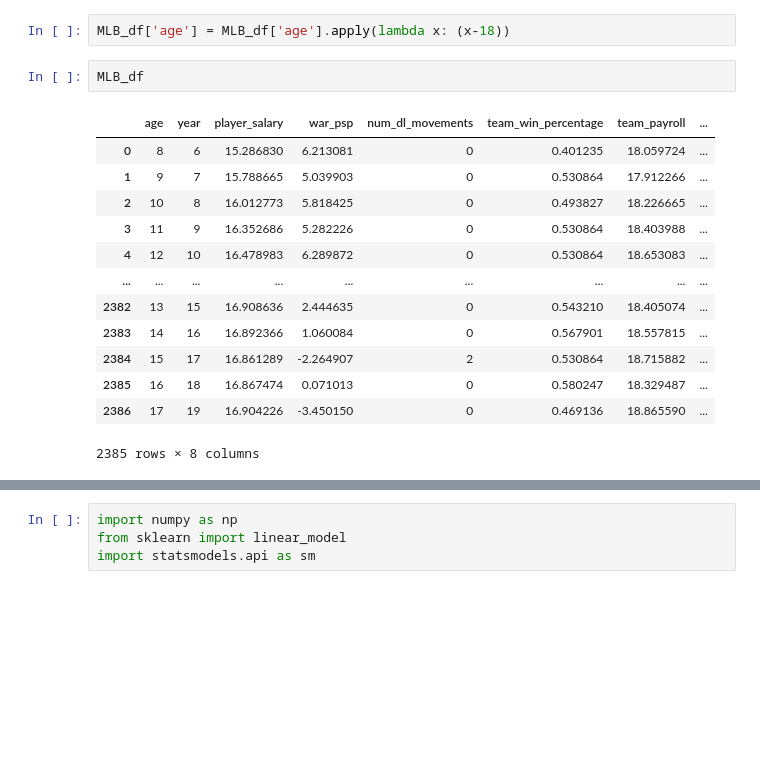
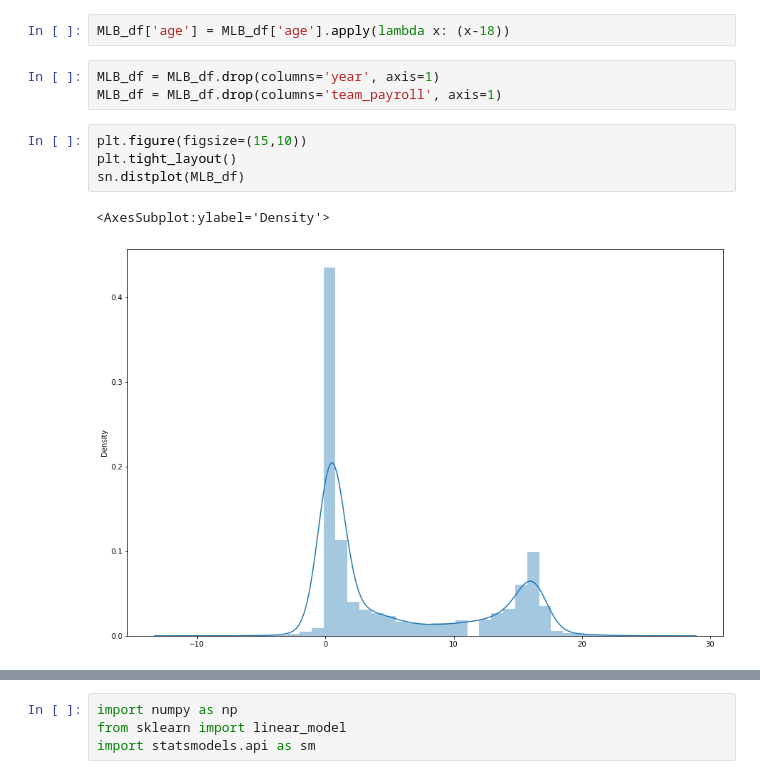
Before and after one commit to emoodyv/BaseballWARvContracts, a Jupyter notebook: WAR_MLmodel.ipynb, the cells around one changed output, grey strips where cells are left out. Cells and saved outputs as stored; diff of their text form; blank space fills up the shorter version.

```diff
--- a/WAR_MLmodel.ipynb
+++ b/WAR_MLmodel.ipynb
@@ -208,19 +209,13 @@ min(MLB_df['age'])
     Using the minimum age = 19, we are going to use a similar approach to the age column as we did the year column
 # %%
 MLB_df['age'] = MLB_df['age'].apply(lambda x: (x-18))
+# %%
+MLB_df = MLB_df.drop(columns='year', axis=1)
+MLB_df = MLB_df.drop(columns='team_payroll', axis=1)
 # %%
-MLB_df
+plt.figure(figsize=(15,10))
+plt.tight_layout()
+sn.distplot(MLB_df)
 # %% [output]
-|  | age | year | player_salary | war_psp | num_dl_movements | team_win_percentage | team_payroll | ... |
-| 0 | 8 | 6 | 15.286830 | 6.213081 | 0 | 0.401235 | 18.059724 | ... |
-| 1 | 9 | 7 | 15.788665 | 5.039903 | 0 | 0.530864 | 17.912266 | ... |
-| 2 | 10 | 8 | 16.012773 | 5.818425 | 0 | 0.493827 | 18.226665 | ... |
-| 3 | 11 | 9 | 16.352686 | 5.282226 | 0 | 0.530864 | 18.403988 | ... |
-| 4 | 12 | 10 | 16.478983 | 6.289872 | 0 | 0.530864 | 18.653083 | ... |
-| ... | ... | ... | ... | ... | ... | ... | ... | ... |
-| 2382 | 13 | 15 | 16.908636 | 2.444635 | 0 | 0.543210 | 18.405074 | ... |
-| 2383 | 14 | 16 | 16.892366 | 1.060084 | 0 | 0.567901 | 18.557815 | ... |
-| 2384 | 15 | 17 | 16.861289 | -2.264907 | 2 | 0.530864 | 18.715882 | ... |
-| 2385 | 16 | 18 | 16.867474 | 0.071013 | 0 | 0.580247 | 18.329487 | ... |
-| 2386 | 17 | 19 | 16.904226 | -3.450150 | 0 | 0.469136 | 18.865590 | ... |
-2385 rows × 8 columns
+<AxesSubplot:ylabel='Density'>
+[figure, added]
```
Also changed, not shown: parts of 19 cells of this notebook.
